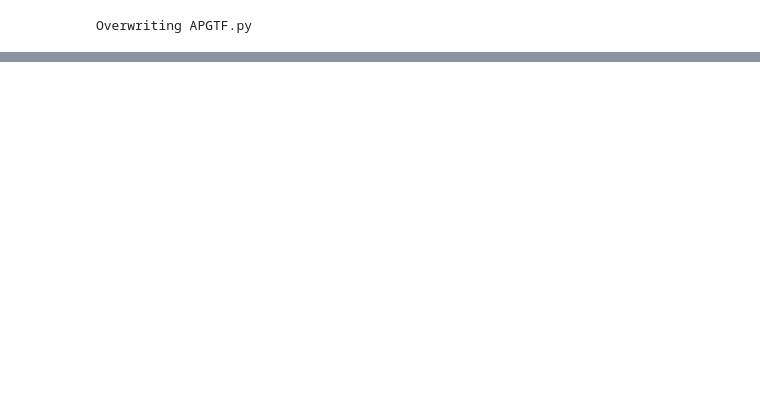
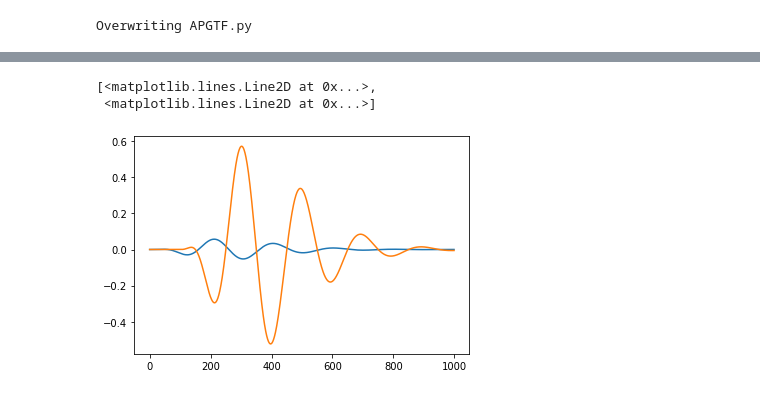
Before and after one commit to gabbalis/Gammatone-filters, a Jupyter notebook: APGTF_test.ipynb, the cells around one changed output, grey strips where cells are left out. Drawn from its saved outputs; the diff is of its cells as text; code cells hidden in the pictures; blank space fills up the shorter version.

```diff
--- a/APGTF_test.ipynb
+++ b/APGTF_test.ipynb
@@ -241,0 +278,6 @@ ir = gtf.plot_gtf()
+# %%
+plt.plot(x_filtered[0])
+# %% [output]
+[<matplotlib.lines.Line2D at 0x...>,
+ <matplotlib.lines.Line2D at 0x...>]
+[figure, added]
```
Also changed, not shown: parts of 8 cells of this notebook, 2 other files.
